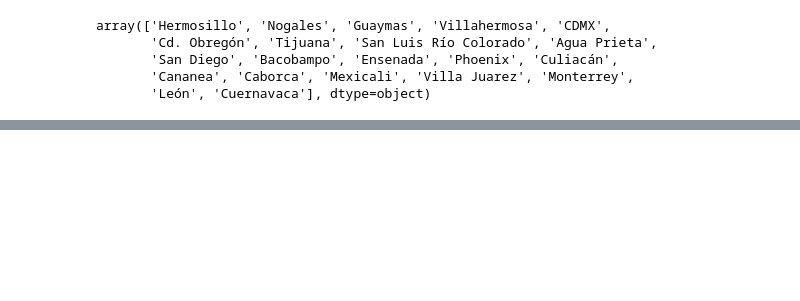
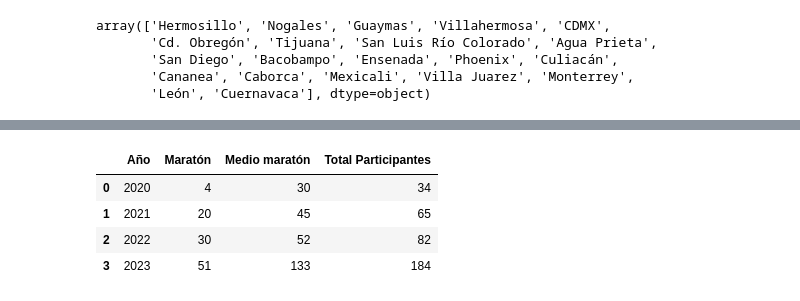
Before and after one commit to IvanSotomyor/Data-Analysis-Maraton-de-los-Perrones-IV, a Jupyter notebook: Dataset/2nd_Iteration_IV_Maraton_de_Los_Perrones.ipynb, the cells around one changed output, grey strips where cells are left out. Cells and saved outputs as stored; diff of their text form; code cells hidden in the pictures; blank space fills up the shorter version.

```diff
--- a/Maraton-De-Los-Perrones-Data-Analysis/2nd_Iteration_IV_Maraton_de_Los_Perrones.ipynb
+++ b/Dataset/2nd_Iteration_IV_Maraton_de_Los_Perrones.ipynb
@@ -238,0 +305,14 @@ df.to_excel(saveas, index = False)
+# %%
+# Transform columns to numeric
+df_year['Maratón'] = pd.to_numeric(df_year['Maratón'], errors='coerce')
+df_year['Medio maratón'] = pd.to_numeric(df_year['Medio maratón'], errors='coerce')
+
+#Create new column that sums overall participants instead of participants per distance
+df_year['Total Participantes'] = df_year[['Maratón', 'Medio maratón']].sum(axis=1)
+df_year.head()
+# %% [output]
+|  | Año | Maratón | Medio maratón | Total Participantes |
+| 0 | 2020 | 4 | 30 | 34 |
+| 1 | 2021 | 20 | 45 | 65 |
+| 2 | 2022 | 30 | 52 | 82 |
+| 3 | 2023 | 51 | 133 | 184 |
```
Also changed, not shown: parts of 39 cells of this notebook, 22 other files.
